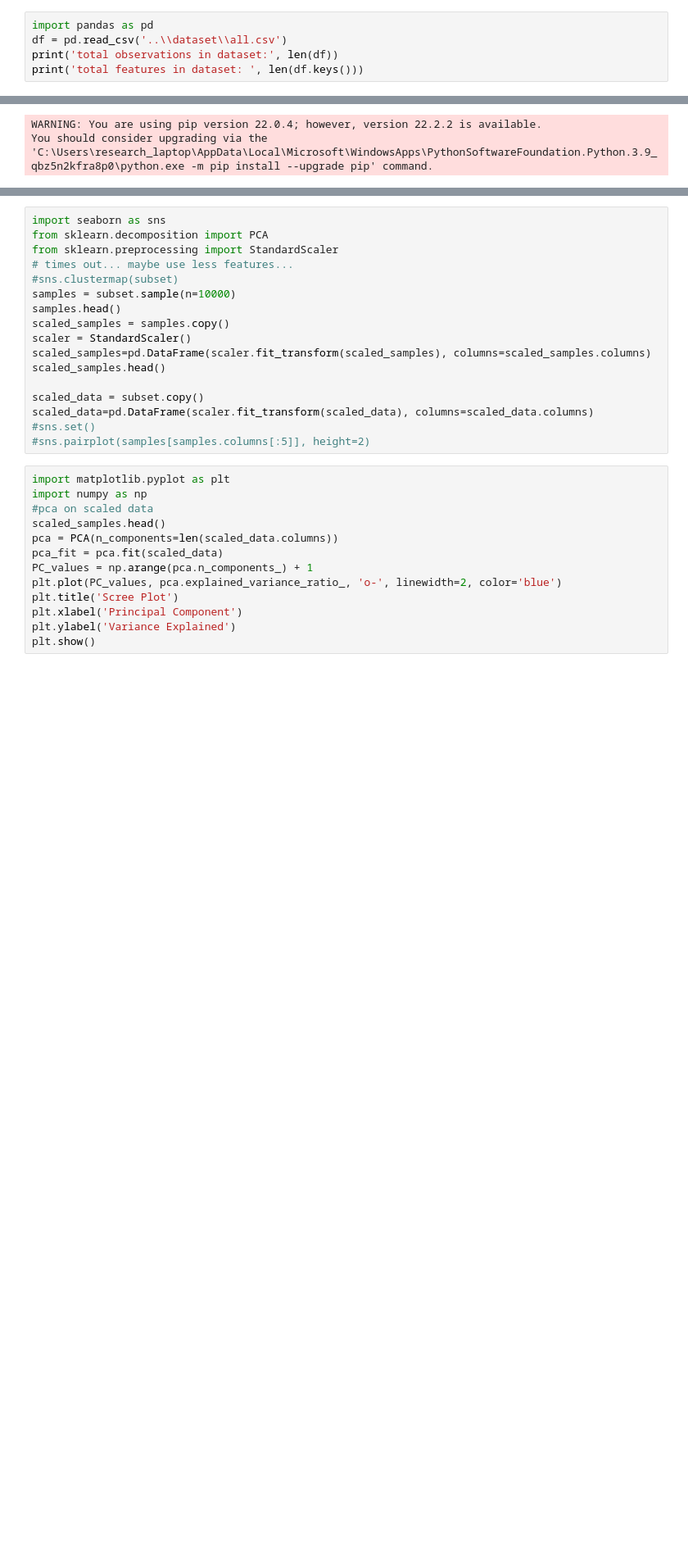
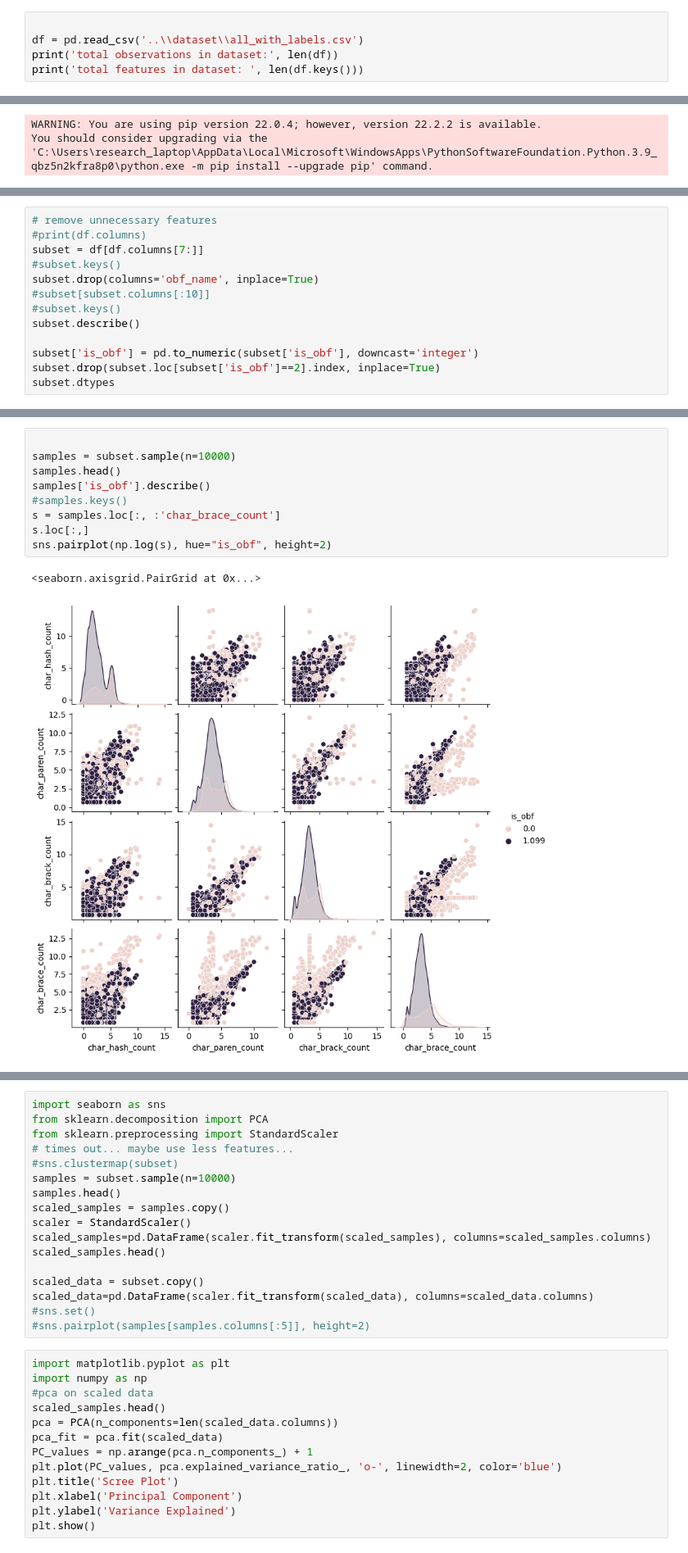
Before and after one commit to bx-lr/ps_obf_ml, a Jupyter notebook: labs/01_lab.ipynb, the cells around one changed output, grey strips where cells are left out. Shown at 82% size. Drawn from its saved outputs; the diff is of its cells as text; blank space fills up the shorter version.

Commit message:
some visualizations with seaborn

```diff
--- a/labs/01_lab.ipynb
+++ b/labs/01_lab.ipynb
@@ -56,6 +60,6 @@ You should consider upgrading via the 'C:\Users\research_laptop\AppData\Local\Mi
 # %%
-import pandas as pd
-df = pd.read_csv('..\\dataset\\all.csv')
+
+df = pd.read_csv('..\\dataset\\all_with_labels.csv')
 print('total observations in dataset:', len(df))
 print('total features in dataset: ', len(df.keys()))
 # %% [output]
@@ -139,0 +120,13 @@ Index(['char_hash_count', 'char_paren_count', 'char_brack_count',
+# %%
+# remove unnecessary features
+#print(df.columns)
+subset = df[df.columns[7:]]
+#subset.keys()
+subset.drop(columns='obf_name', inplace=True)
+#subset[subset.columns[:10]]
+#subset.keys()
+subset.describe()
+
+subset['is_obf'] = pd.to_numeric(subset['is_obf'], downcast='integer')
+subset.drop(subset.loc[subset['is_obf']==2].index, inplace=True)
+subset.dtypes
@@ -139,0 +159,12 @@ Index(['char_hash_count', 'char_paren_count', 'char_brack_count',
+# %%
+
+samples = subset.sample(n=10000)
+samples.head()
+samples['is_obf'].describe()
+#samples.keys()
+s = samples.loc[:, :'char_brace_count']
+s.loc[:,]
+sns.pairplot(np.log(s), hue="is_obf", height=2)
+# %% [output]
+<seaborn.axisgrid.PairGrid at 0x...>
+[figure, added]
```
Also changed, not shown: parts of 6 cells of this notebook.
